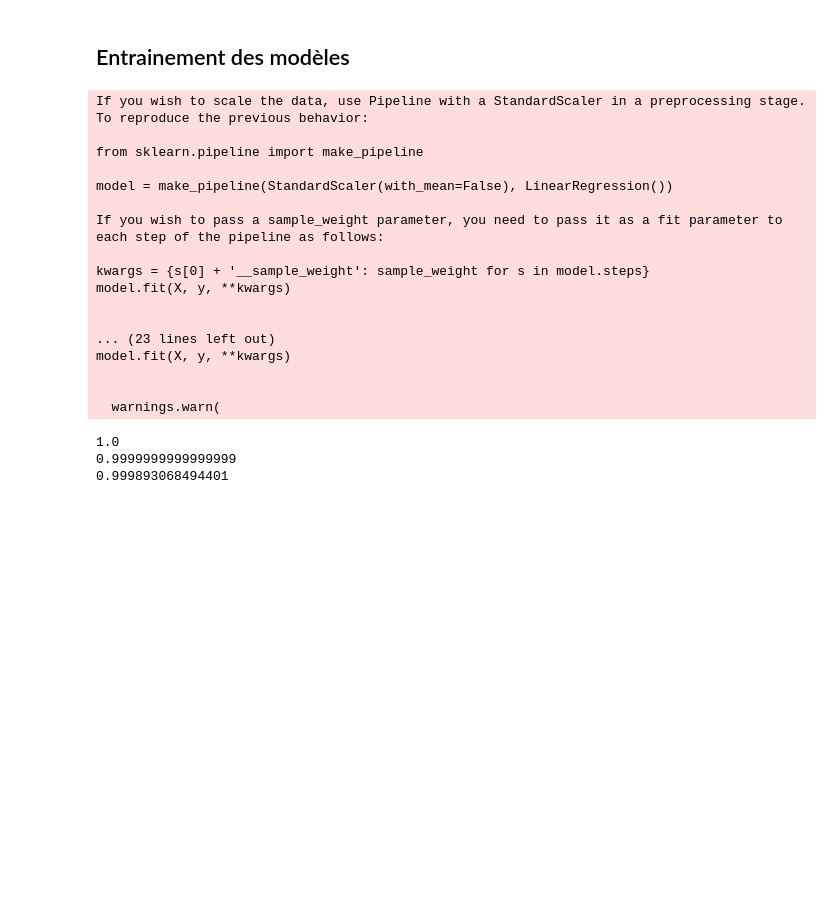
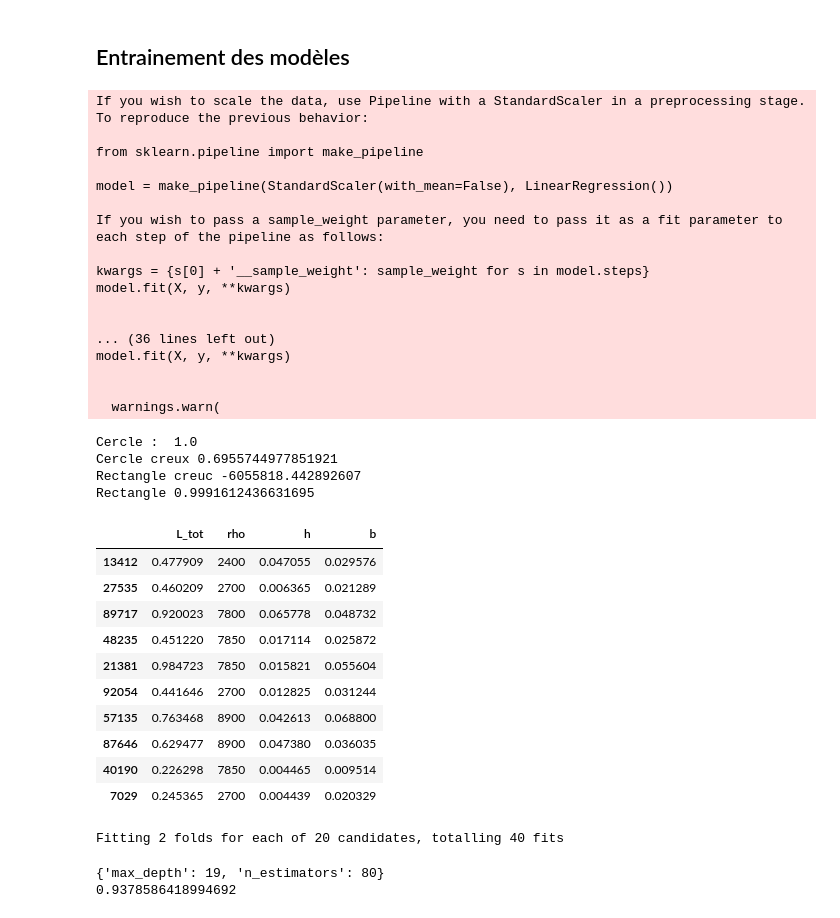
Before and after one commit to blaxxFR/projetIA, a Jupyter notebook: note_book.ipynb, the cells around one changed output. Drawn from its saved outputs; the diff is of its cells as text; code cells hidden in the pictures; blank space fills up the shorter version.

```diff
--- a/note_book.ipynb
+++ b/note_book.ipynb
@@ -525,6 +525,7 @@ data_rectangle = pd.concat(data_rectangle, axis=1)
 
 to_drop = ['NbElts', 'S', 'I', 'L', 'E','freq2','freq3','freq4','freq5','freq6','freq7','freq8','Mat']
 to_drop_sans_mat = ['NbElts', 'S', 'I', 'L', 'E','freq2','freq3','freq4','freq5','freq6','freq7','freq8']
+freq1 = frequences
 
 data_cercle = data_cercle.drop(columns=to_drop)
 data_cercle_creux = data_cercle_creux.drop(columns=to_drop)
@@ -536,19 +537,31 @@ split_train_cercle,split_test_cercle = train_test_split(data_cercle, train_size=
 entrees_cercle = ['L_tot','rho', 'r']
 split_target_train_cercle = split_train_cercle.drop(columns=entrees_cercle)
 split_target_test_cercle = split_test_cercle.drop(columns=entrees_cercle)
+split_train_cercle.head(10)
+print(split_train_cercle)
+
+
 
 split_train_cercle_creux,split_test_cercle_creux = train_test_split(data_cercle_creux, train_size=population_train)
 entrees_cercle_creux = ['L_tot','rho', 'r_ext','r_int']
 split_target_train_cercle_creux = split_train_cercle_creux.drop(columns=entrees_cercle_creux)
 split_target_test_cercle_creux = split_test_cercle_creux.drop(columns=entrees_cercle_creux)
+split_train_cercle_creux = split_train_cercle_creux.drop(columns=freq1)
+split_test_cercle_creux = split_test_cercle_creux.drop(columns=freq1)
+
 
 entrees_rectangle_creux = ['L_tot','rho', 'h_ext','b_ext','h_int','b_int']
 split_train_rectangle_creux,split_test_rectangle_creux = train_test_split(data_rectangle_creux, train_size=population_train)
 split_target_train_rectangle_creux = split_train_rectangle_creux.drop(columns=entrees_rectangle_creux)
 split_target_test_rectangle_creux = split_test_rectangle_creux.drop(columns=entrees_rectangle_creux)
+split_train_rectangle_creux = split_train_rectangle_creux.drop(columns=freq1)
+split_test_rectangle_creux = split_test_rectangle_creux.drop(columns=freq1)
+
 
 entrees_rectangle = ['L_tot','rho', 'h','b']
 split_train_rectangle,split_test_rectangle = train_test_split(data_rectangle, train_size=population_train)
 split_target_train_rectangle = split_train_rectangle.drop(columns=entrees_rectangle)
 split_target_test_rectangle = split_test_rectangle.drop(columns=entrees_rectangle)
+split_train_rectangle = split_train_rectangle.drop(columns=freq1)
+split_test_rectangle = split_test_rectangle.drop(columns=freq1)
 # %% [output]
@@ -588,12 +614,55 @@ kwargs = {s[0] + '__sample_weight': sample_weight for s in model.steps}
 model.fit(X, y, **kwargs)
 
 
-... (23 lines left out)
+... (36 lines left out)
 model.fit(X, y, **kwargs)
 
 
   warnings.warn(
-1.0
-0.9999999999999999
-0.999893068494401
+Cercle :  1.0
+Cercle creux 0.6955744977851921
+Rectangle creuc -6055818.442892607
+Rectangle 0.9991612436631695
+# %%
+split_train_rectangle.head(10)
+# %% [output]
+|  | L_tot | rho | h | b |
+| 13412 | 0.477909 | 2400 | 0.047055 | 0.029576 |
+| 27535 | 0.460209 | 2700 | 0.006365 | 0.021289 |
+| 89717 | 0.920023 | 7800 | 0.065778 | 0.048732 |
+| 48235 | 0.451220 | 7850 | 0.017114 | 0.025872 |
+| 21381 | 0.984723 | 7850 | 0.015821 | 0.055604 |
+| 92054 | 0.441646 | 2700 | 0.012825 | 0.031244 |
+| 57135 | 0.763468 | 8900 | 0.042613 | 0.068800 |
+| 87646 | 0.629477 | 8900 | 0.047380 | 0.036035 |
+| 40190 | 0.226298 | 7850 | 0.004465 | 0.009514 |
+| 7029 | 0.245365 | 2700 | 0.004439 | 0.020329 |
+# %%
+# grid search for cercle_creux
+
+def PolynomialRegression(degree=2, **kwargs):
+    return make_pipeline(PolynomialFeatures(degree), LinearRegression(**kwargs))
+
+"""my_grid_poly ={'polynomialfeatures__degree': [1,2,3,4,5,6,7,8,9,10,11,12,13,14,15,16,17,18,19,20],
+                'linearregression__fit_intercept': [True],
+                'linearregression__normalize': [True]}
+grid = GridSearchCV(PolynomialRegression(), my_grid_poly, cv=2,verbose=1)
+grid.fit(split_train_cercle_creux, split_target_train_cercle_creux)
+print(grid.best_params_)
+print(grid.best_score_)"""
+# best param degré = 6 true true for 0.97 best score
+
+my_grid_rf ={'n_estimators': [80],
+                'max_depth': [19,],
+                'min_samples_split': [2,3,4,5,6,7,8,9,10],
+              }
+
+grid = GridSearchCV(RandomForestRegressor(), my_grid_rf, cv=2,verbose=1)
+grid.fit(split_train_cercle_creux, split_target_train_cercle_creux)
+print(grid.best_params_)
+print(grid.best_score_)
+# %% [output]
+Fitting 2 folds for each of 20 candidates, totalling 40 fits
+{'max_depth': 19, 'n_estimators': 80}
+0.9378586418994692
 # %%
```
Also changed, not shown: parts of 3 cells of this notebook, 5 other files.
